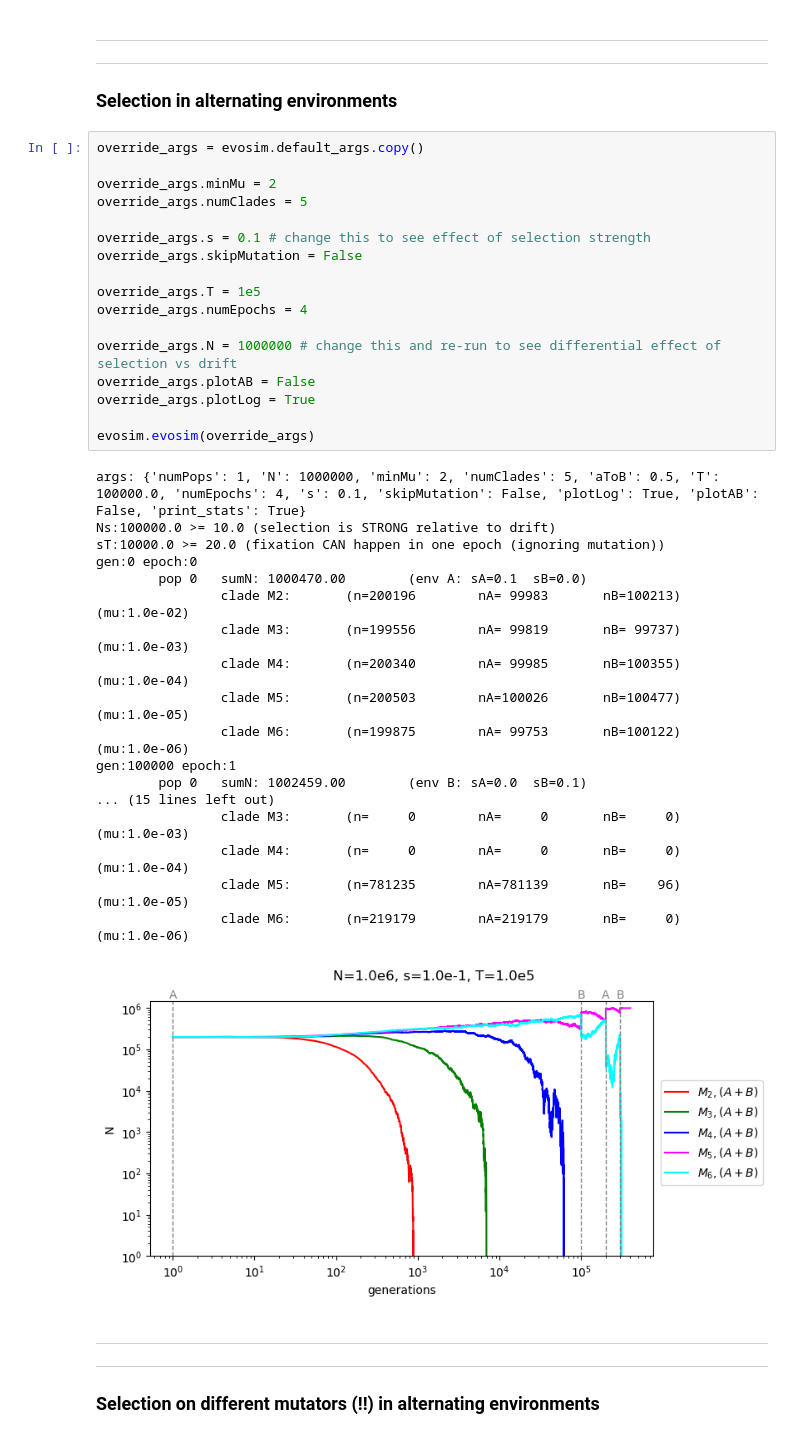
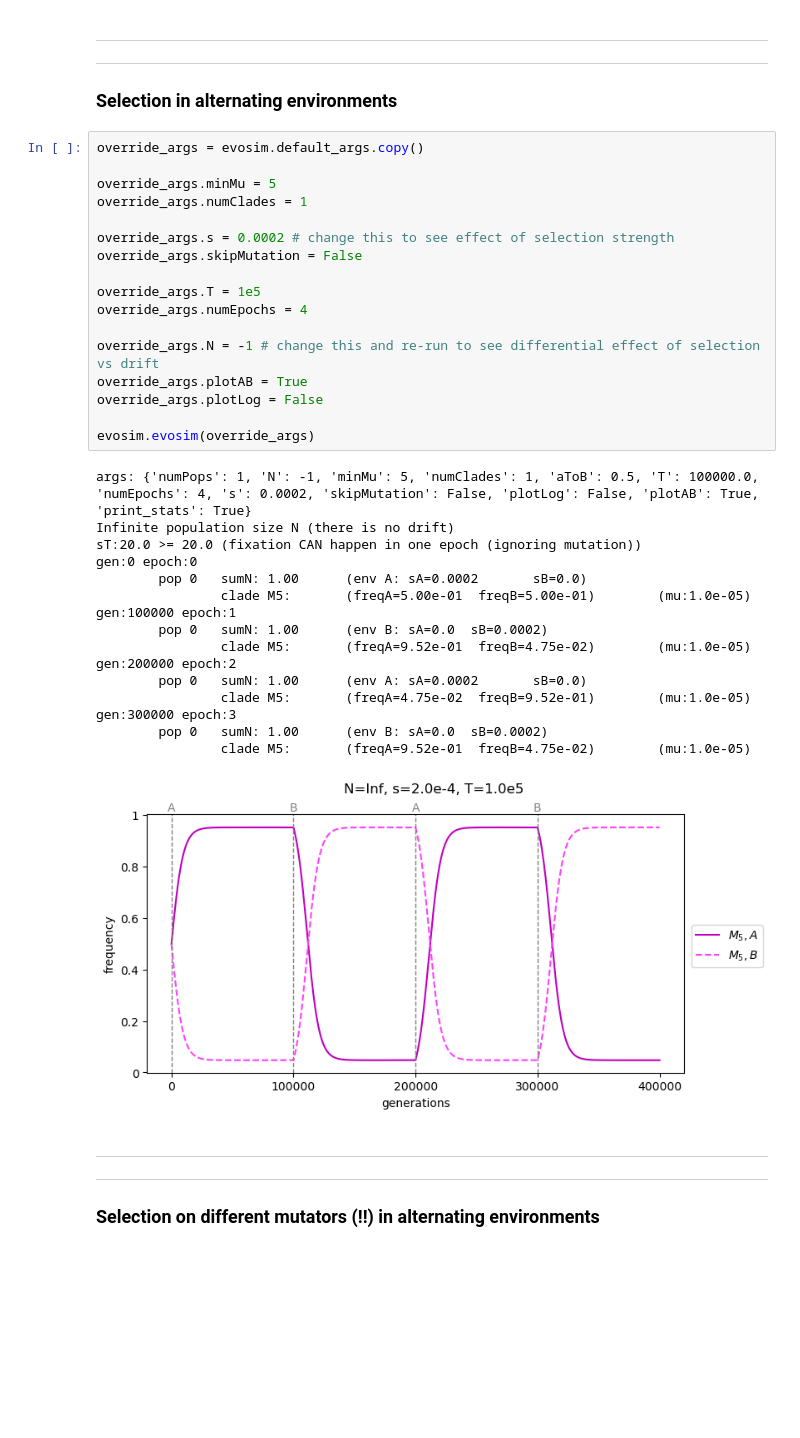
Before and after one commit to mepster/evosim, a Jupyter notebook: evosim.ipynb, the cells around one changed output. Saved outputs shown, nothing was run; the diff lists cells and outputs as text; blank space fills up the shorter version.

```diff
--- a/evosim.ipynb
+++ b/evosim.ipynb
@@ -300,39 +305,37 @@ gen:0 epoch:0
 # %%
 override_args = evosim.default_args.copy()
 
-override_args.minMu = 2
-override_args.numClades = 5
+override_args.minMu = 5
+override_args.numClades = 1
 
-override_args.s = 0.1 # change this to see effect of selection strength
+override_args.s = 0.0002 # change this to see effect of selection strength
 override_args.skipMutation = False
 
 override_args.T = 1e5
 override_args.numEpochs = 4
 
-override_args.N = 1000000 # change this and re-run to see differential effect of selection vs drift
-override_args.plotAB = False
-override_args.plotLog = True
+override_args.N = -1 # change this and re-run to see differential effect of selection vs drift
+override_args.plotAB = True
+override_args.plotLog = False
 
 evosim.evosim(override_args)
 # %% [output]
-args: {'numPops': 1, 'N': 1000000, 'minMu': 2, 'numClades': 5, 'aToB': 0.5, 'T': 100000.0, 'numEpochs': 4, 's': 0.1, 'skipMutation': False, 'plotLog': True, 'plotAB': False, 'print_stats': True}
-Ns:100000.0 >= 10.0 (selection is STRONG relative to drift)
-sT:10000.0 >= 20.0 (fixation CAN happen in one epoch (ignoring mutation))
+args: {'numPops': 1, 'N': -1, 'minMu': 5, 'numClades': 1, 'aToB': 0.5, 'T': 100000.0, 'numEpochs': 4, 's': 0.0002, 'skipMutation': False, 'plotLog': False, 'plotAB': True, 'print_stats': True}
+Infinite population size N (there is no drift)
+sT:20.0 >= 20.0 (fixation CAN happen in one epoch (ignoring mutation))
 gen:0 epoch:0
-        pop 0   sumN: 1000470.00        (env A: sA=0.1  sB=0.0)
-                clade M2:       (n=200196        nA= 99983       nB=100213)     (mu:1.0e-02)
-                clade M3:       (n=199556        nA= 99819       nB= 99737)     (mu:1.0e-03)
-                clade M4:       (n=200340        nA= 99985       nB=100355)     (mu:1.0e-04)
-                clade M5:       (n=200503        nA=100026       nB=100477)     (mu:1.0e-05)
-                clade M6:       (n=199875        nA= 99753       nB=100122)     (mu:1.0e-06)
+        pop 0   sumN: 1.00      (env A: sA=0.0002       sB=0.0)
+                clade M5:       (freqA=5.00e-01  freqB=5.00e-01)        (mu:1.0e-05)
 gen:100000 epoch:1
-        pop 0   sumN: 1002459.00        (env B: sA=0.0  sB=0.1)
-... (15 lines left out)
-                clade M3:       (n=     0        nA=     0       nB=     0)     (mu:1.0e-03)
-                clade M4:       (n=     0        nA=     0       nB=     0)     (mu:1.0e-04)
-                clade M5:       (n=781235        nA=781139       nB=    96)     (mu:1.0e-05)
-                clade M6:       (n=219179        nA=219179       nB=     0)     (mu:1.0e-06)
+        pop 0   sumN: 1.00      (env B: sA=0.0  sB=0.0002)
+                clade M5:       (freqA=9.52e-01  freqB=4.75e-02)        (mu:1.0e-05)
+gen:200000 epoch:2
+        pop 0   sumN: 1.00      (env A: sA=0.0002       sB=0.0)
+                clade M5:       (freqA=4.75e-02  freqB=9.52e-01)        (mu:1.0e-05)
+gen:300000 epoch:3
+        pop 0   sumN: 1.00      (env B: sA=0.0  sB=0.0002)
+                clade M5:       (freqA=9.52e-01  freqB=4.75e-02)        (mu:1.0e-05)
-[figure, old version]
+[figure, new version]
 # %% [markdown]
 ---
 ---
```
Also changed, not shown: parts of 6 cells of this notebook, 1 other file.
